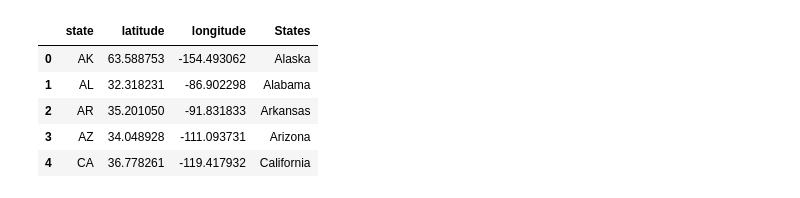
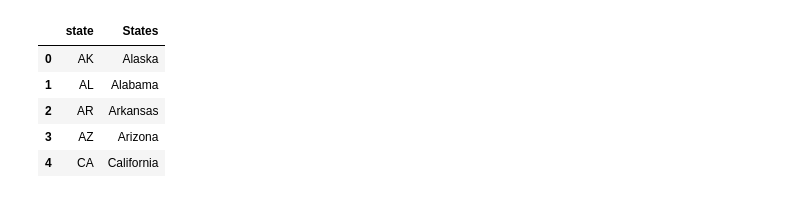
Before and after one commit to carrillofatima/UCI_Project-1_Group, a Jupyter notebook: Heatmap.ipynb, the cells around one changed output. Cells and saved outputs as stored; diff of their text form; code cells hidden in the pictures.

```diff
--- a/Heatmap.ipynb
+++ b/Heatmap.ipynb
@@ -10,13 +8,16 @@ import plotly.express as px
 # %%
 # state lat and long df
 
 state_coord_df = pd.read_csv('Resources/state_geocoord.csv', header=0)
 state_coord_df = state_coord_df.rename(columns={'name':'States'})
 state_coord_df.head()
+
+abbr_df = state_coord_df.drop(['latitude','longitude'], axis=1)
+abbr_df.head()
 # %% [output]
-|  | state | latitude | longitude | States |
-| 0 | AK | 63.588753 | -154.493062 | Alaska |
-| 1 | AL | 32.318231 | -86.902298 | Alabama |
-| 2 | AR | 35.201050 | -91.831833 | Arkansas |
-| 3 | AZ | 34.048928 | -111.093731 | Arizona |
-| 4 | CA | 36.778261 | -119.417932 | California |
+|  | state | States |
+| 0 | AK | Alaska |
+| 1 | AL | Alabama |
+| 2 | AR | Arkansas |
+| 3 | AZ | Arizona |
+| 4 | CA | California |
```
Also changed, not shown: parts of 10 cells of this notebook.
